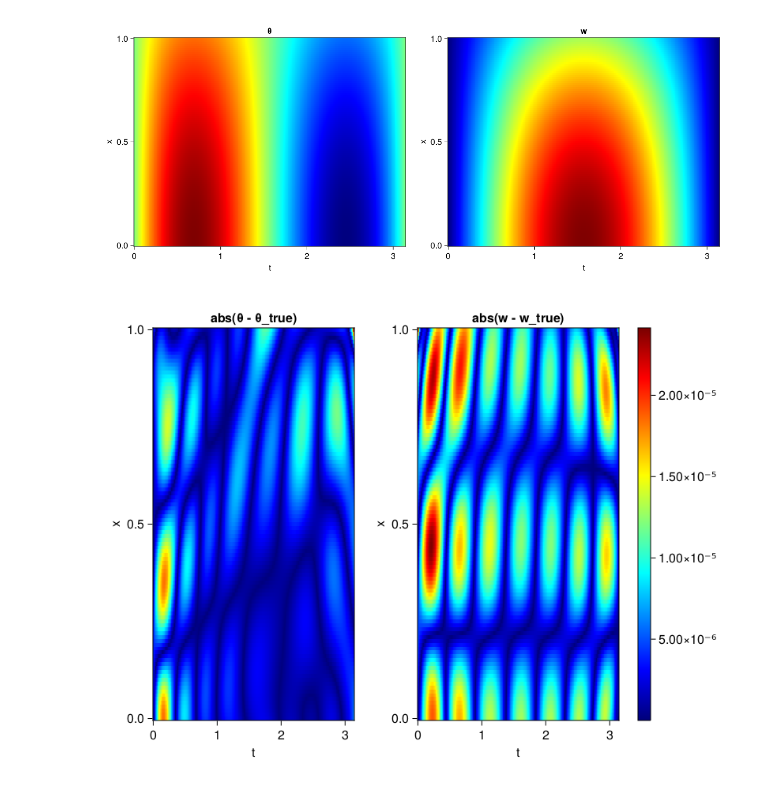
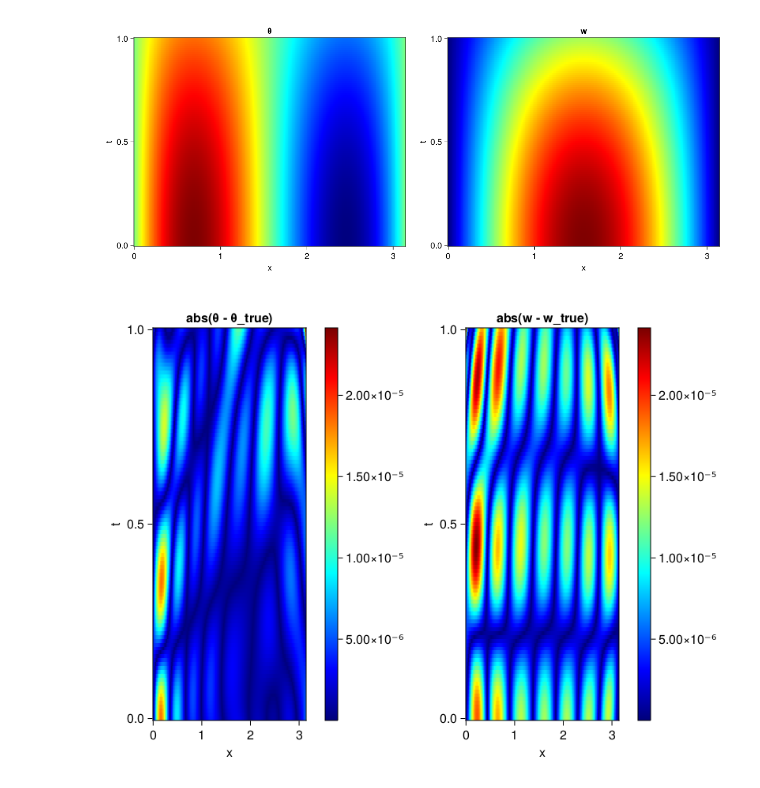
Before and after one commit to YichengDWu/Sophon-Examples, a Jupyter notebook: Timoshenko_forward.ipynb, the cells around one changed output. Cells and saved outputs as stored; diff of their text form; code cells hidden in the pictures.

```diff
--- a/Timoshenko_forward.ipynb
+++ b/Timoshenko_forward.ipynb
@@ -79,17 +79,18 @@ display(fig)
 # %%
 θ_analytic(x,t) = (π/2*cos(x) + x - π/2)*cos(t)
 w_analytic(x,t) = π/2*sin(x)*cos(t)
 
 θ_true = [θ_analytic(x,t) for x in xs, t in ts]
 w_true = [w_analytic(x,t) for x in xs, t in ts]
 
-axis = (xlabel="t", ylabel="x", title="abs(θ - θ_true)")
+axis = (xlabel="x", ylabel="t", title="abs(θ - θ_true)")
 fig, ax1, hm1 = heatmap(xs, ts, abs.(θ .- θ_true), axis=axis, colormap=:jet)
-ax2, hm2= heatmap(fig[1, 2], xs, ts, abs.(w .- w_true), axis= merge(axis, (; title="abs(w - w_true)")), colormap=:jet)
-Colorbar(fig[:, end+1], hm2)
+Colorbar(fig[:, 2], hm2)
+ax2, hm2= heatmap(fig[1, 3], xs, ts, abs.(w .- w_true), axis= merge(axis, (; title="abs(w - w_true)")), colormap=:jet)
+Colorbar(fig[:, 4], hm2)
 display(fig)
 # %% [output]
-[figure, old version]
+[figure, new version]
 # %%
 using JLD2
 # %%
```
Also changed, not shown: parts of 1 cell of this notebook.
